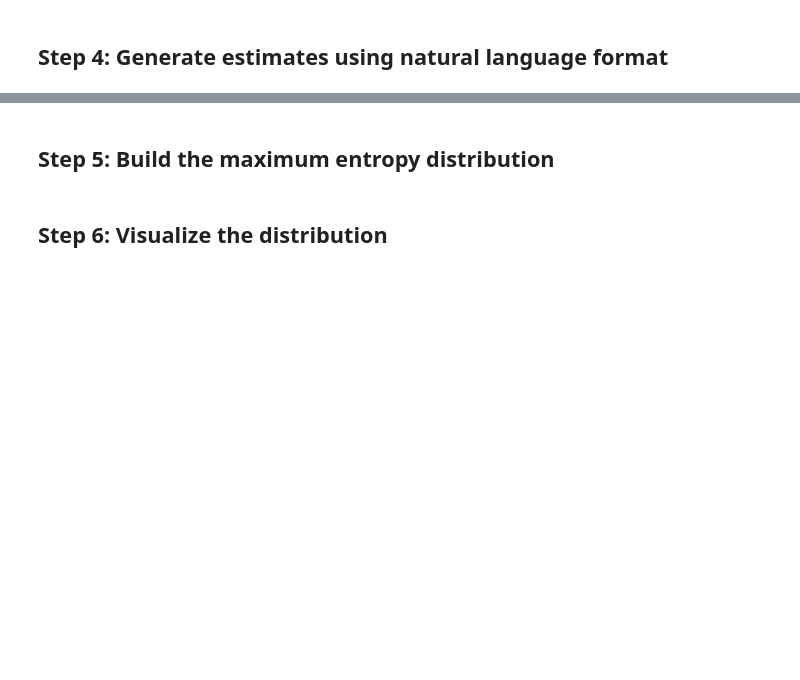
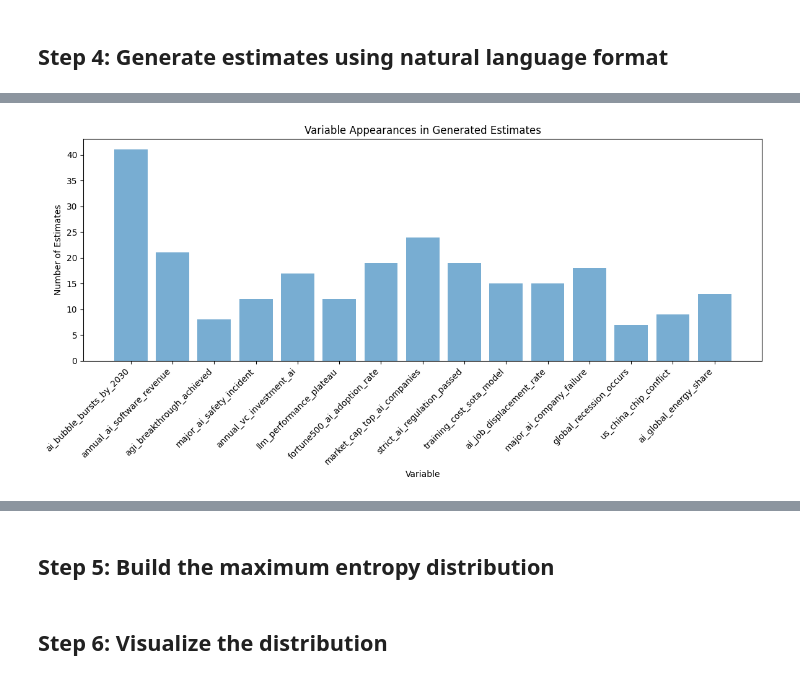
Before and after one commit to amdson/calibrated_response, a Jupyter notebook: examples/maxent_large_pipeline.ipynb, the cells around one changed output, grey strips where cells are left out. Saved outputs shown, nothing was run; the diff lists cells and outputs as text; code cells hidden in the pictures; blank space fills up the shorter version.

```diff
--- a/examples/maxent_large_pipeline.ipynb
+++ b/examples/maxent_large_pipeline.ipynb
@@ -96,2 +114,22 @@ with open("maxent_llm_cache.pkl", "rb") as f:
     import pickle
     variables, estimates = pickle.load(f)
+# %%
+var_names = [v.name for v in variables]
+var_appearances = {name: 0 for name in var_names}
+for est in estimates:
+    if hasattr(est, 'variable'):
+        var_appearances[est.variable] += 1
+    elif hasattr(est, 'proposition'):
+        var_appearances[est.proposition.variable] += 1
+#Generate a histogram of variable appearances in estimates
+import matplotlib.pyplot as plt
+plt.figure(figsize=(12, 6))
+plt.bar(var_appearances.keys(), var_appearances.values(), color="C0", alpha=0.6)
+plt.xticks(rotation=45, ha="right")
+plt.xlabel("Variable")
+plt.ylabel("Number of Estimates")
+plt.title("Variable Appearances in Generated Estimates")
+plt.tight_layout()
+plt.show()
+# %% [output]
+[figure, added]
```
Also changed, not shown: parts of 15 cells of this notebook, 8 other files.
